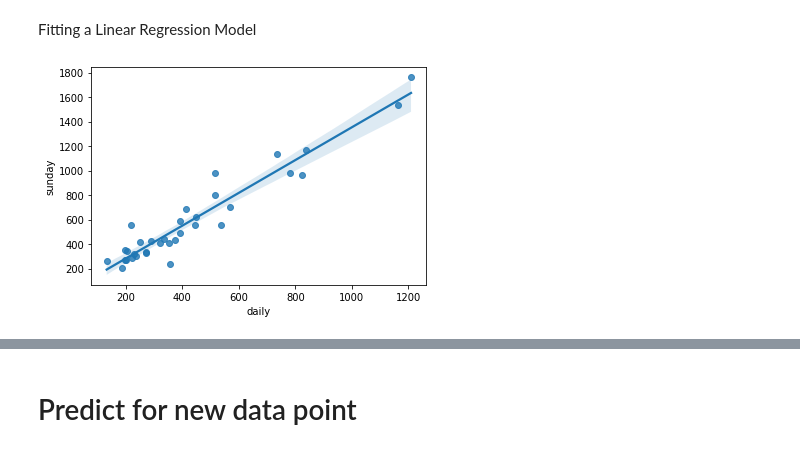
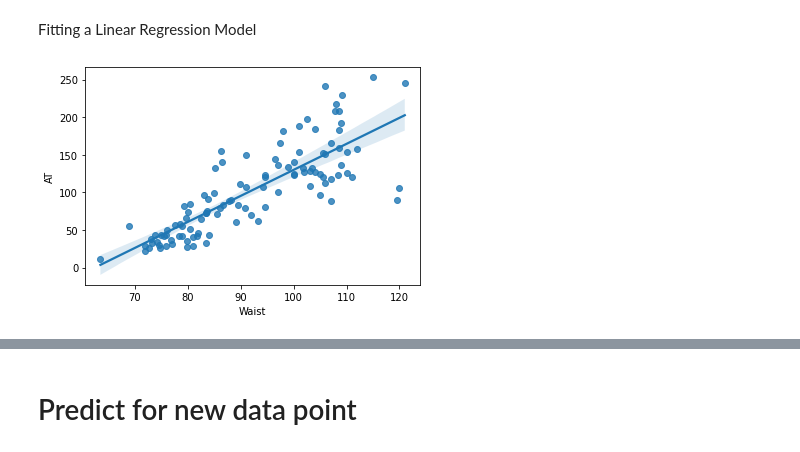
Before and after one commit to ch-aitali/Datascience_batch_17-sep, a Jupyter notebook: news_paper.ipynb, the cells around one changed output, grey strips where cells are left out. Cells and saved outputs as stored; diff of their text form; code cells hidden in the pictures.

```diff
--- a/news_paper.ipynb
+++ b/news_paper.ipynb
@@ -4,6 +4,6 @@
 # Import Data Set
 # %%
 import pandas as pd
-data = pd.read_csv("NewspaperData.csv")
+data = pd.read_csv("WC_AT.csv")
 data.head()
 # %% [output]
@@ -54,7 +53,7 @@ model = smf.ols("sunday~daily",data = data).fit()
 # %%
-sns.regplot(x="daily", y="sunday", data=data);
+sns.regplot(x="Waist", y="AT", data=data);
 # %% [output]
-[figure, old version]
+[figure, new version]
 # %%
 #Coefficients
 model.params
```
Also changed, not shown: parts of 12 cells of this notebook.
